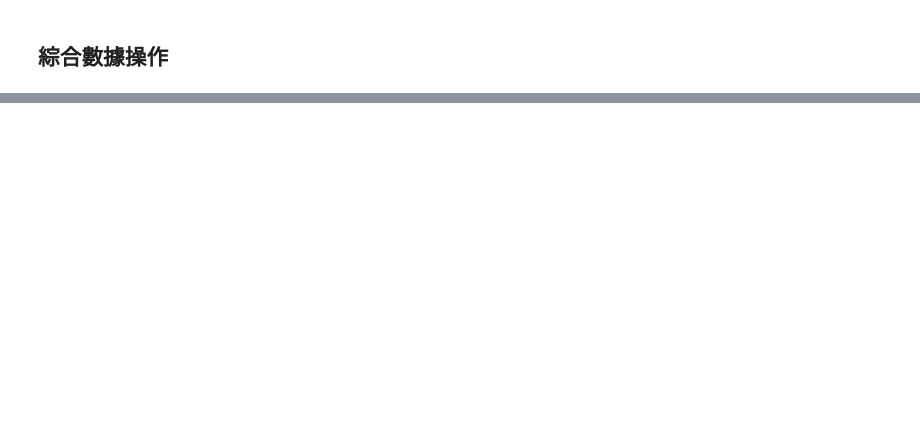
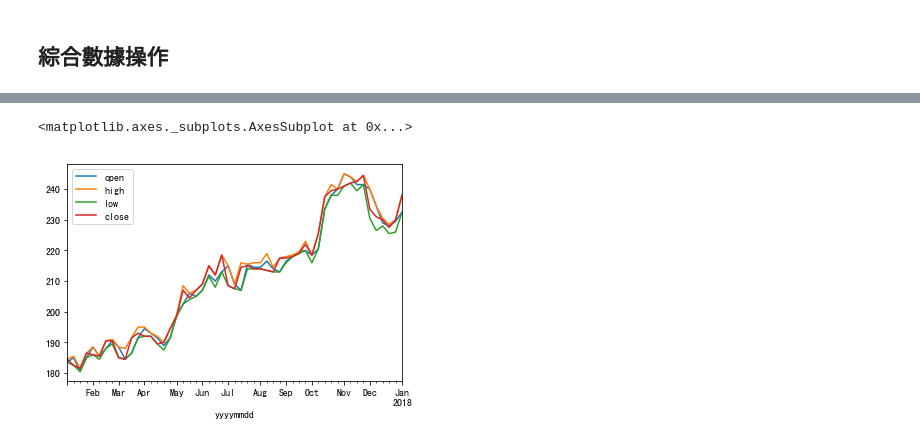
Before and after one commit to ihongChen/StockLab, a Jupyter notebook: abu_QT/pandas.ipynb, the cells around one changed output, grey strips where cells are left out. Cells and saved outputs as stored; diff of their text form; code cells hidden in the pictures; blank space fills up the shorter version.

```diff
--- a/abu_QT/pandas.ipynb
+++ b/abu_QT/pandas.ipynb
@@ -236,0 +333,7 @@ df_stock0_5.describe()
+# %%
+df_2330_2017w = df_price2330.loc['2017-01-01':,].iloc[:,4].resample('1w').ohlc()
+# %%
+df_2330_2017w.plot()
+# %% [output]
+<matplotlib.axes._subplots.AxesSubplot at 0x...>
+[figure, added]
```
Also changed, not shown: parts of 28 cells of this notebook, 1 other file.
